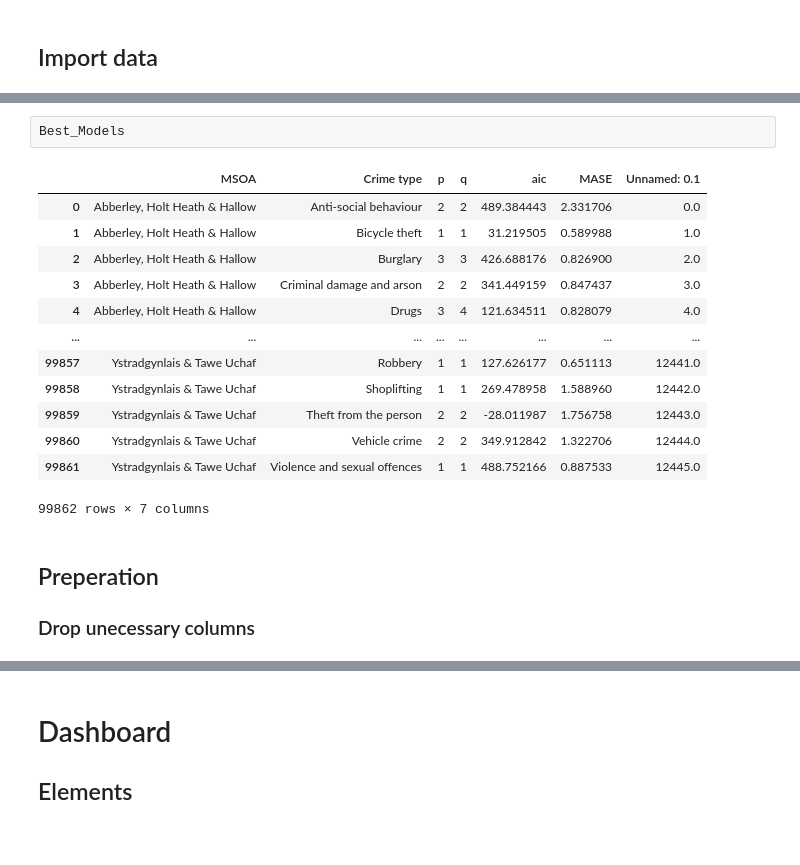
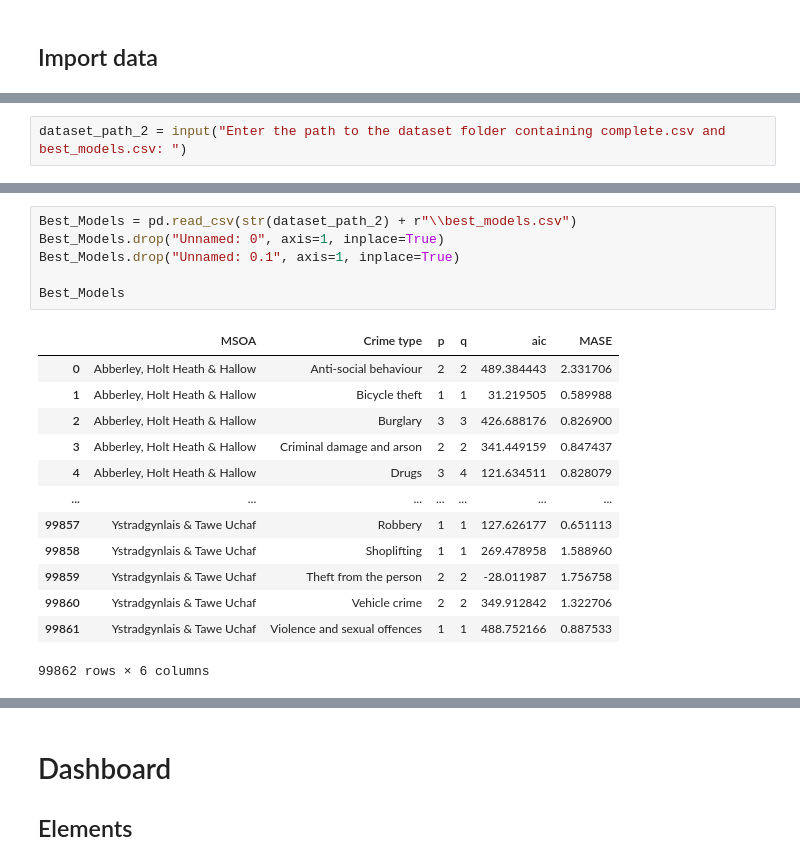
Before and after one commit to njitsh/Data-Challenge-2, a Jupyter notebook: Final dashboard.ipynb, the cells around one changed output, grey strips where cells are left out. Saved outputs shown, nothing was run; the diff lists cells and outputs as text; blank space fills up the shorter version.

```diff
--- a/Final dashboard.ipynb
+++ b/Final dashboard.ipynb
@@ -188 +215,3 @@ Enter the path to data folder: C:\Users\20201222\Courses\Y2\Data challenge 2
+# %%
+dataset_path_2 = input("Enter the path to the dataset folder containing complete.csv and best_models.csv: ")
 # %%
@@ -226,21 +252,22 @@ Complete
 | 11645087 | 2021-10 | Ystradgynlais & Tawe Uchaf | Violence and sexual offences | 28 |
 11645088 rows × 4 columns
 # %%
+Best_Models = pd.read_csv(str(dataset_path_2) + r"\\best_models.csv")
+Best_Models.drop("Unnamed: 0", axis=1, inplace=True)
+Best_Models.drop("Unnamed: 0.1", axis=1, inplace=True)
+
 Best_Models
 # %% [output]
-|  | MSOA | Crime type | p | q | aic | MASE | Unnamed: 0.1 |
-| 0 | Abberley, Holt Heath & Hallow | Anti-social behaviour | 2 | 2 | 489.384443 | 2.331706 | 0.0 |
-| 1 | Abberley, Holt Heath & Hallow | Bicycle theft | 1 | 1 | 31.219505 | 0.589988 | 1.0 |
-| 2 | Abberley, Holt Heath & Hallow | Burglary | 3 | 3 | 426.688176 | 0.826900 | 2.0 |
-| 3 | Abberley, Holt Heath & Hallow | Criminal damage and arson | 2 | 2 | 341.449159 | 0.847437 | 3.0 |
-| 4 | Abberley, Holt Heath & Hallow | Drugs | 3 | 4 | 121.634511 | 0.828079 | 4.0 |
-| ... | ... | ... | ... | ... | ... | ... | ... |
-| 99857 | Ystradgynlais & Tawe Uchaf | Robbery | 1 | 1 | 127.626177 | 0.651113 | 12441.0 |
-| 99858 | Ystradgynlais & Tawe Uchaf | Shoplifting | 1 | 1 | 269.478958 | 1.588960 | 12442.0 |
-| 99859 | Ystradgynlais & Tawe Uchaf | Theft from the person | 2 | 2 | -28.011987 | 1.756758 | 12443.0 |
-| 99860 | Ystradgynlais & Tawe Uchaf | Vehicle crime | 2 | 2 | 349.912842 | 1.322706 | 12444.0 |
-| 99861 | Ystradgynlais & Tawe Uchaf | Violence and sexual offences | 1 | 1 | 488.752166 | 0.887533 | 12445.0 |
+|  | MSOA | Crime type | p | q | aic | MASE |
+| 0 | Abberley, Holt Heath & Hallow | Anti-social behaviour | 2 | 2 | 489.384443 | 2.331706 |
+| 1 | Abberley, Holt Heath & Hallow | Bicycle theft | 1 | 1 | 31.219505 | 0.589988 |
+| 2 | Abberley, Holt Heath & Hallow | Burglary | 3 | 3 | 426.688176 | 0.826900 |
+| 3 | Abberley, Holt Heath & Hallow | Criminal damage and arson | 2 | 2 | 341.449159 | 0.847437 |
+| 4 | Abberley, Holt Heath & Hallow | Drugs | 3 | 4 | 121.634511 | 0.828079 |
+| ... | ... | ... | ... | ... | ... | ... |
+| 99857 | Ystradgynlais & Tawe Uchaf | Robbery | 1 | 1 | 127.626177 | 0.651113 |
+| 99858 | Ystradgynlais & Tawe Uchaf | Shoplifting | 1 | 1 | 269.478958 | 1.588960 |
+| 99859 | Ystradgynlais & Tawe Uchaf | Theft from the person | 2 | 2 | -28.011987 | 1.756758 |
+| 99860 | Ystradgynlais & Tawe Uchaf | Vehicle crime | 2 | 2 | 349.912842 | 1.322706 |
+| 99861 | Ystradgynlais & Tawe Uchaf | Violence and sexual offences | 1 | 1 | 488.752166 | 0.887533 |
-99862 rows × 7 columns
+99862 rows × 6 columns
-# %% [markdown]
-## Preperation
-### Drop unecessary columns
```
Also changed, not shown: parts of 11 cells of this notebook.
